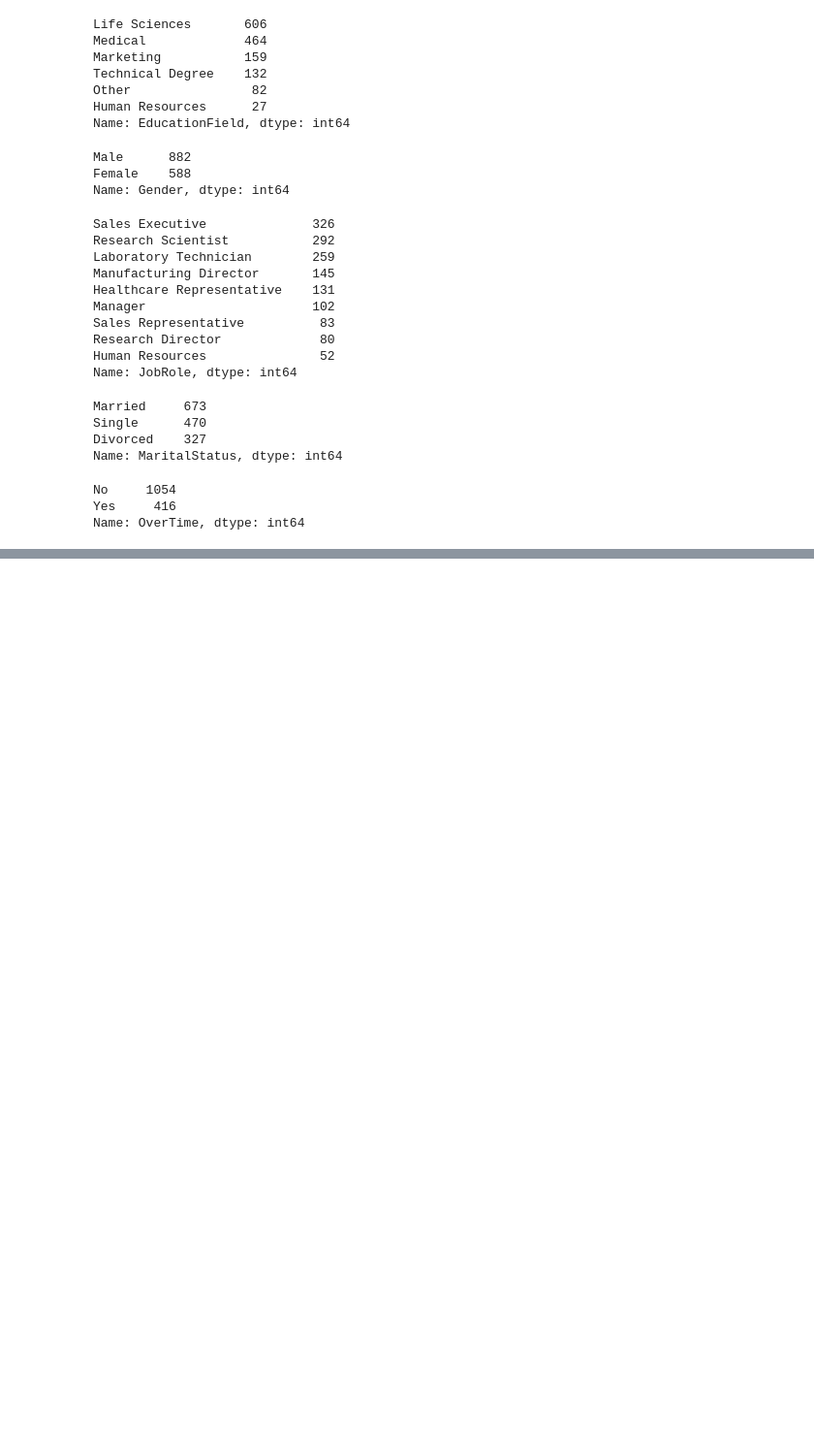
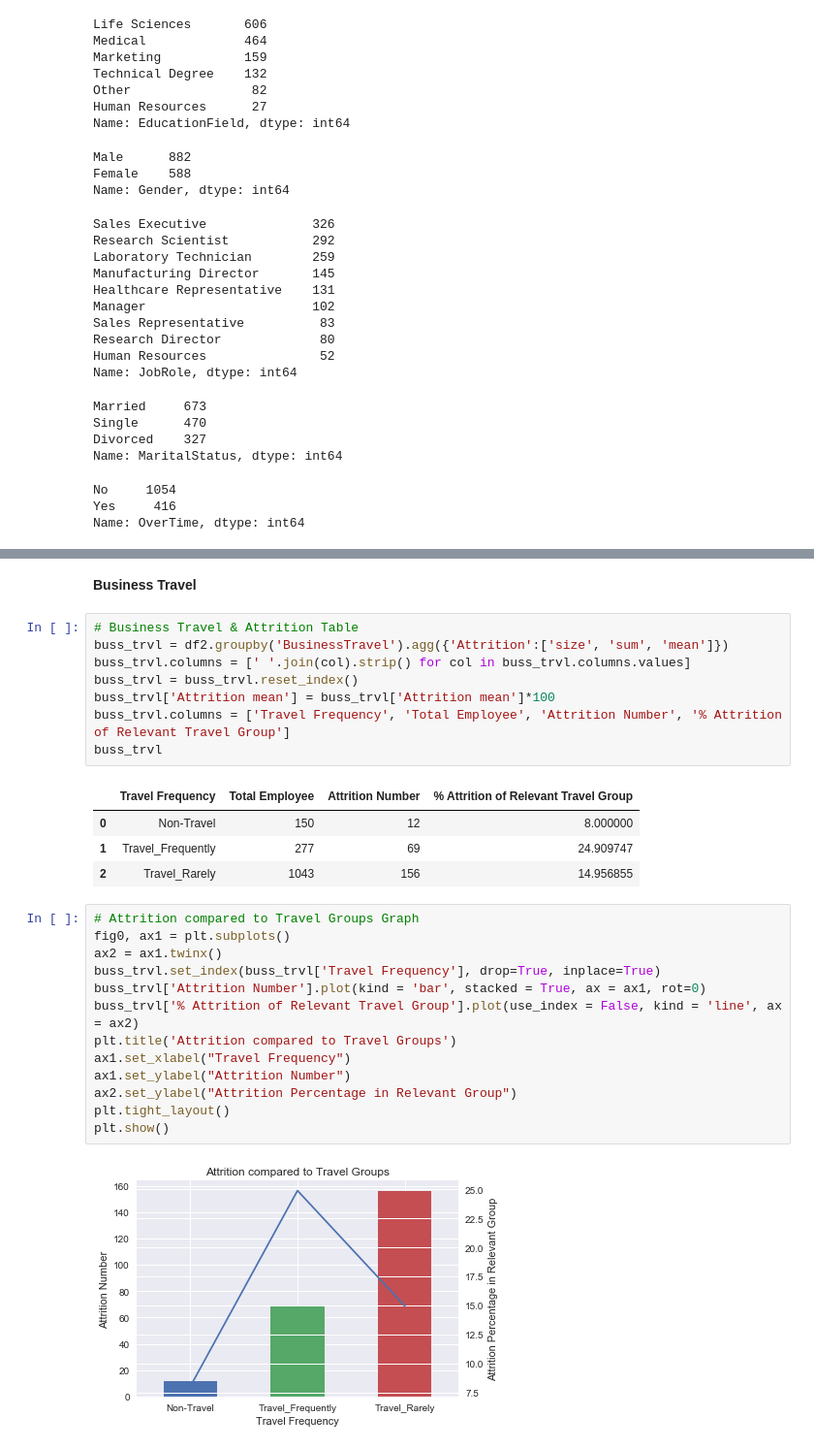
Before and after one commit to ShiningData/Capstone_Project-IBM_HR_Analytics, a Jupyter notebook: HR Analytics Employee Attrition and Performance.ipynb, the cells around one changed output, grey strips where cells are left out. Shown at 97% size. Saved outputs shown, nothing was run; the diff lists cells and outputs as text; blank space fills up the shorter version.

```diff
--- a/HR Analytics Employee Attrition and Performance.ipynb
+++ b/HR Analytics Employee Attrition and Performance.ipynb
@@ -314,0 +397,30 @@ Name: Attrition, dtype: float64
+# %% [markdown]
+**Business Travel**
+# %%
+# Business Travel & Attrition Table
+buss_trvl = df2.groupby('BusinessTravel').agg({'Attrition':['size', 'sum', 'mean']})
+buss_trvl.columns = [' '.join(col).strip() for col in buss_trvl.columns.values]
+buss_trvl = buss_trvl.reset_index()
+buss_trvl['Attrition mean'] = buss_trvl['Attrition mean']*100
+buss_trvl.columns = ['Travel Frequency', 'Total Employee', 'Attrition Number', '% Attrition of Relevant Travel Group']
+buss_trvl
+# %% [output]
+|  | Travel Frequency | Total Employee | Attrition Number | % Attrition of Relevant Travel Group |
+| 0 | Non-Travel | 150 | 12 | 8.000000 |
+| 1 | Travel_Frequently | 277 | 69 | 24.909747 |
+| 2 | Travel_Rarely | 1043 | 156 | 14.956855 |
+# %%
+# Attrition compared to Travel Groups Graph
+fig0, ax1 = plt.subplots()
+ax2 = ax1.twinx()
+buss_trvl.set_index(buss_trvl['Travel Frequency'], drop=True, inplace=True)
+buss_trvl['Attrition Number'].plot(kind = 'bar', stacked = True, ax = ax1, rot=0)
+buss_trvl['% Attrition of Relevant Travel Group'].plot(use_index = False, kind = 'line', ax = ax2)
+plt.title('Attrition compared to Travel Groups')
+ax1.set_xlabel("Travel Frequency")
+ax1.set_ylabel("Attrition Number")
+ax2.set_ylabel("Attrition Percentage in Relevant Group")
+plt.tight_layout()
+plt.show()
+# %% [output]
+[figure, added]
```
Also changed, not shown: parts of 177 cells of this notebook.
